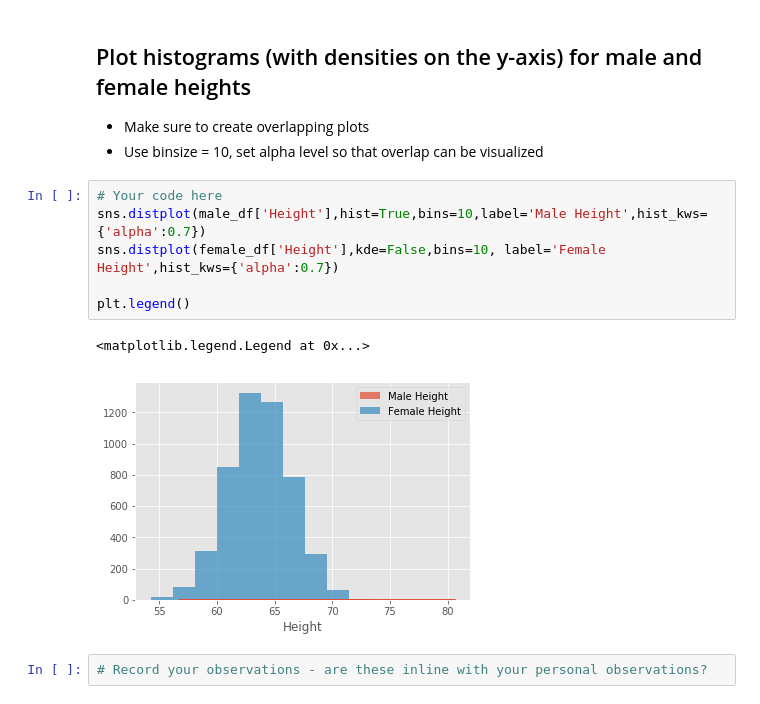
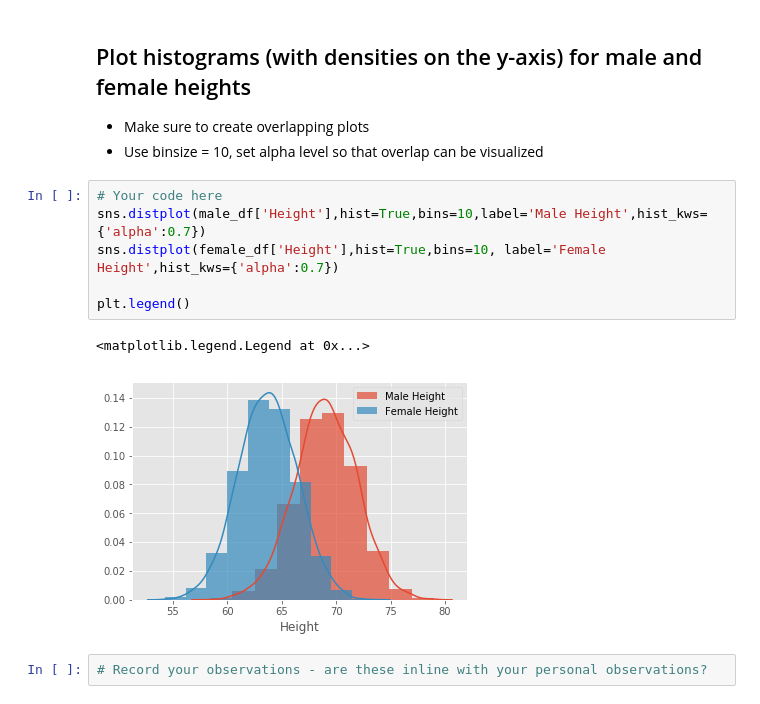
Before and after one commit to quannguyen234/probability-density-functions-lab-nyc-ds-082619, a Jupyter notebook: index.ipynb, the cells around one changed output. Drawn from its saved outputs; the diff is of its cells as text.

```diff
--- a/index.ipynb
+++ b/index.ipynb
@@ -60,12 +60,12 @@ fm_weight_std = female_df['Weight'].std()
 # %%
 # Your code here
 sns.distplot(male_df['Height'],hist=True,bins=10,label='Male Height',hist_kws={'alpha':0.7})
-sns.distplot(female_df['Height'],kde=False,bins=10, label='Female Height',hist_kws={'alpha':0.7})
+sns.distplot(female_df['Height'],hist=True,bins=10, label='Female Height',hist_kws={'alpha':0.7})
 
 plt.legend()
 # %% [output]
 <matplotlib.legend.Legend at 0x...>
-[figure, old version]
+[figure, new version]
 # %%
 # Record your observations - are these inline with your personal observations?
 # %% [markdown]
```
